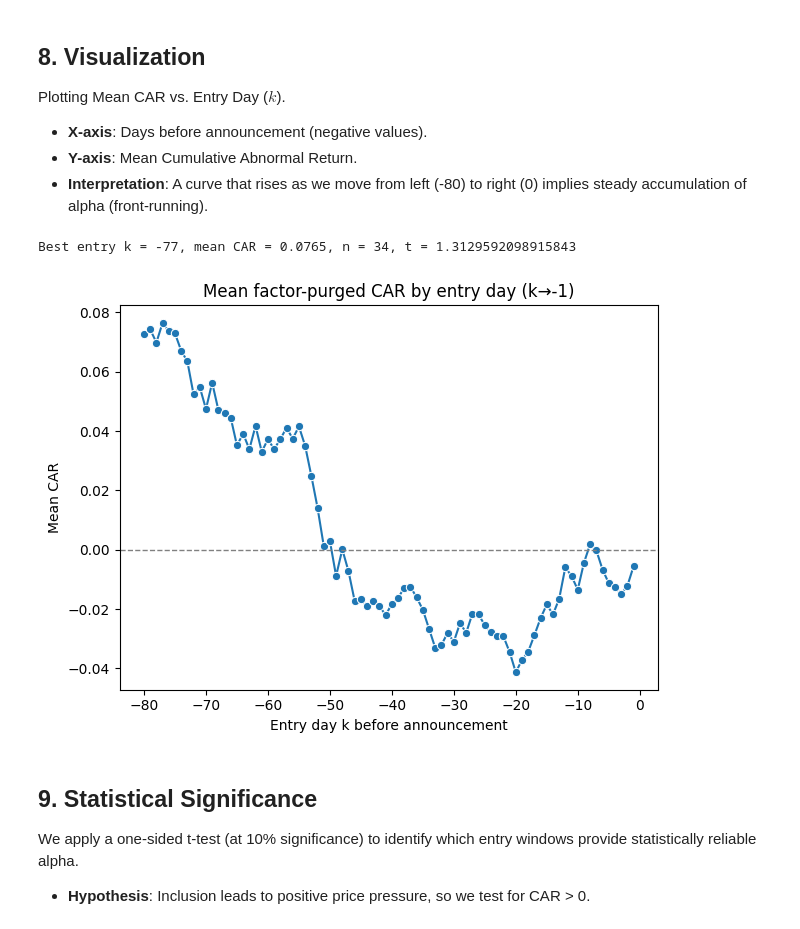
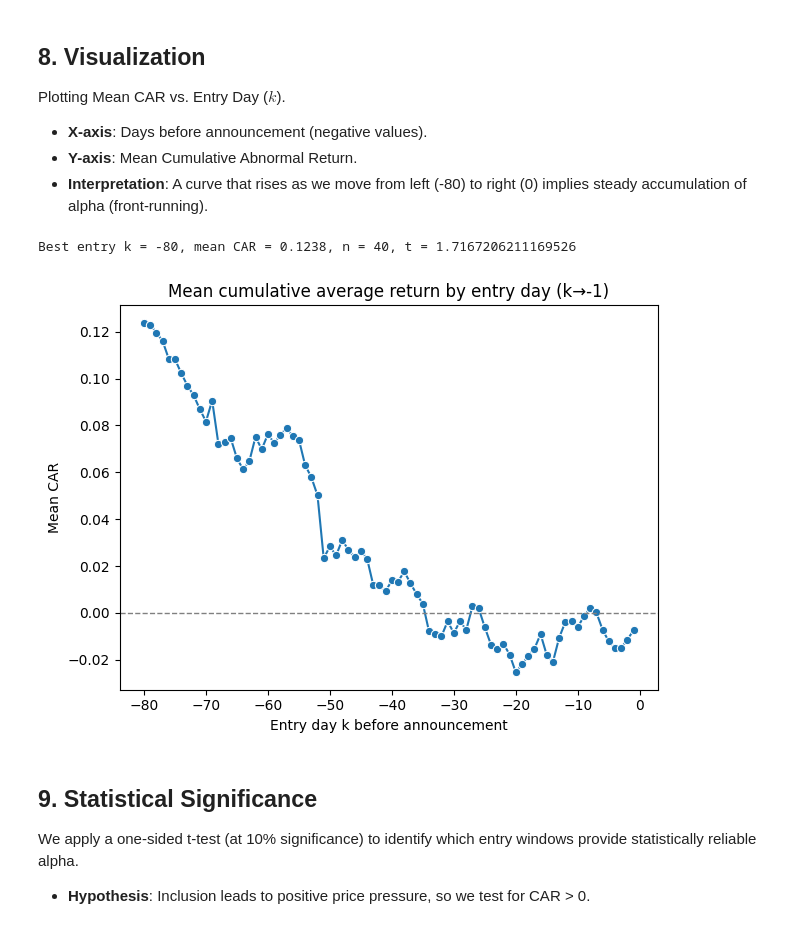
Before and after one commit to Nikhilesh-B/saturate_the_hypersphere, a Jupyter notebook: index_reabalance/analysis.ipynb, the cells around one changed output. Cells and saved outputs as stored; diff of their text form; code cells hidden in the pictures.

```diff
--- a/index_reabalance/analysis.ipynb
+++ b/index_reabalance/analysis.ipynb
@@ -103,7 +102,7 @@ returns = (
 returns['Excess'] = returns['Return'] - returns['RF']
 
 factor_cols = [c for c in FF5.columns if c != 'RF']
-est_window = (-250, -81)
+est_window = (-200, -81)
 entry_days = range(-80, 0)
 # %%
 returns.head()
@@ -196,20 +195,20 @@ Plotting Mean CAR vs. Entry Day ($k$).
 # %%
 
 if best_row is not None:
     print(f"Best entry k = {int(best_row['k_entry'])}, mean CAR = {best_row['mean_CAR']:.4f}, n = {int(best_row['n_events'])}, t = {best_row['tstat'] if not np.isnan(best_row['tstat']) else float('nan')}")
 else:
     print("No CAR results (insufficient data).")
 
 sns.lineplot(data=car_df, x='k_entry', y='mean_CAR', marker='o')
 plt.axhline(0, color='gray', linestyle='--', linewidth=1)
-plt.title('Mean factor-purged CAR by entry day (k→-1)')
+plt.title('Mean cumulative average return by entry day (k→-1)')
 plt.xlabel('Entry day k before announcement')
 plt.ylabel('Mean CAR')
 plt.tight_layout()
 plt.show()
 # %% [output]
-Best entry k = -77, mean CAR = 0.0765, n = 34, t = 1.3129592098915843
+Best entry k = -80, mean CAR = 0.1238, n = 40, t = 1.7167206211169526
-[figure, old version]
+[figure, new version]
 # %% [markdown]
 ## 9. Statistical Significance
 We apply a one-sided t-test (at 10% significance) to identify which entry windows provide statistically reliable alpha.
```
Also changed, not shown: parts of 5 cells of this notebook, 4 other files.
